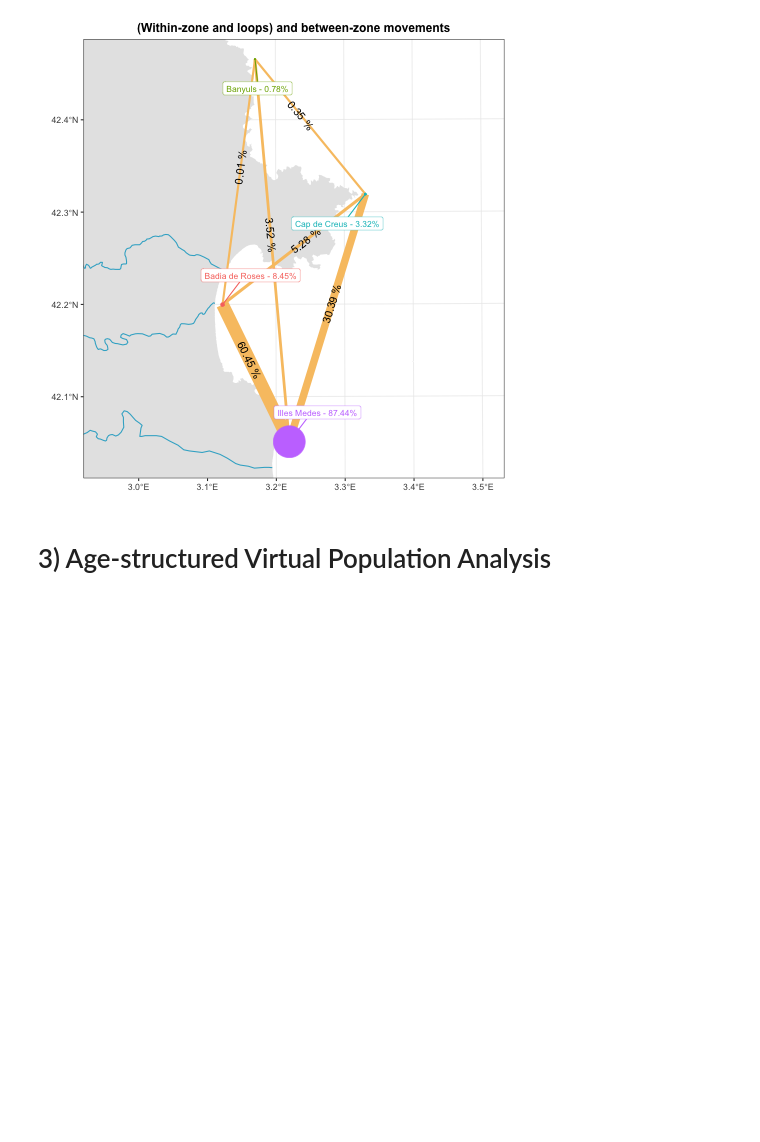
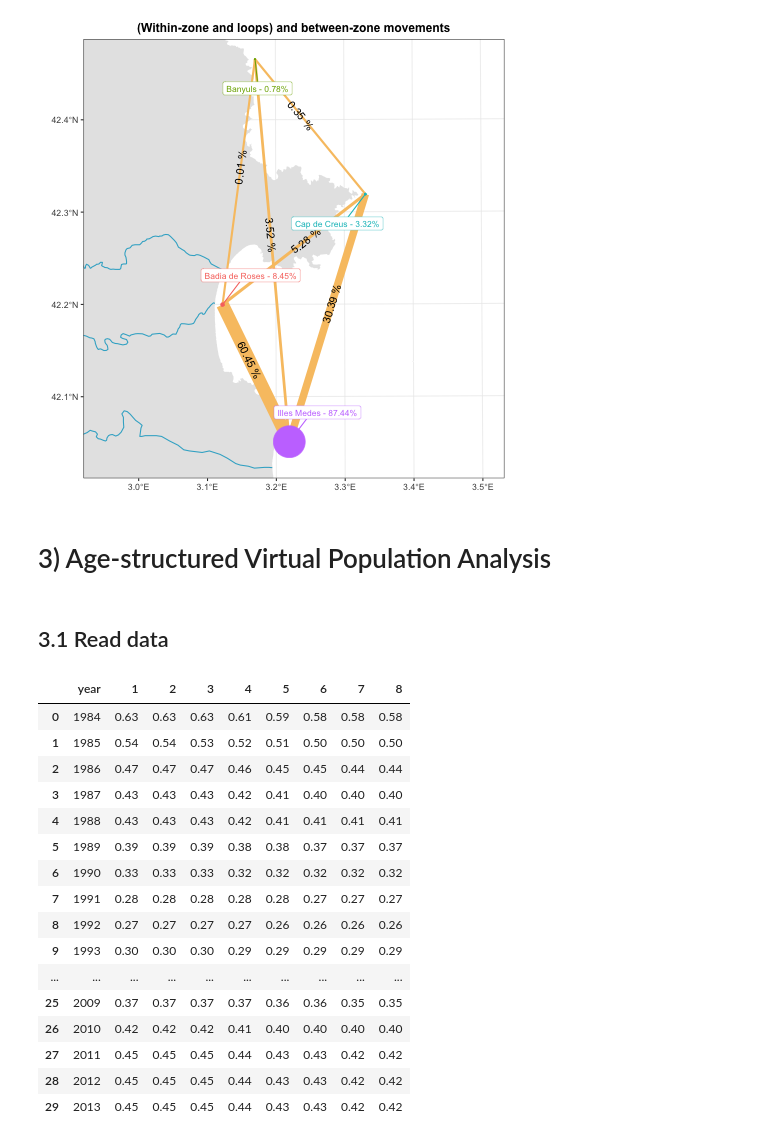
Before and after one commit to d2gex/fishery-analysis, a Jupyter notebook: src/python_R_qgis_samples.ipynb, the cells around one changed output. Cells and saved outputs as stored; diff of their text form; code cells hidden in the pictures; blank space fills up the shorter version.

Commit message:
Add data amd data-reading logic for vpa stock assessment

```diff
--- a/src/python_R_qgis_samples.ipynb
+++ b/src/python_R_qgis_samples.ipynb
@@ -1,6 +1,7 @@
 # %%
+import os
+import pandas as pd
 from pathlib import Path
-from os.path import join
 from google.cloud import bigquery
 from google.oauth2 import service_account
 
@@ -8,6 +9,8 @@ from google.oauth2 import service_account
 path = Path(__file__).resolve()
 ROOT_PATH = path.parents[2]
 ENV_PATH = ROOT_PATH / 'env'
+REPO_PATH = ROOT_PATH / 'fishery-analysis'
+DATA_PATH = REPO_PATH / 'src' / 'data'
 
 # Credential are stored away from the project folder
 CREDENTIALS_PATH = str(ENV_PATH / 'google_gfw_credentials.json')
@@ -448,3 +451,61 @@ zone_graph_plot
 [figure]
 # %% [markdown]
 # 3) Age-structured Virtual Population Analysis
+# %% [markdown]
+## 3.1 Read data
+# %%
+# Read catch, and mortality rates (1)
+# ---> read weight at age
+data_path =os.path.join(DATA_PATH, 'vpa', 'inputs', 'weight_age.csv')
+w = pd.read_csv(data_path)
+
+# ---> read weight at age SD25
+data_path =os.path.join(DATA_PATH, 'vpa', 'inputs', 'weight_age_25.csv')
+w25 = pd.read_csv(data_path)
+
+# ---> read weight at age
+data_path =os.path.join(DATA_PATH, 'vpa', 'inputs', 'maturity_rate.csv')
+mat = pd.read_csv(data_path)
+
+# ---> read fixed natural mortality matrix
+data_path =os.path.join(DATA_PATH, 'vpa', 'inputs', 'm_mortality_rate.csv')
+m = pd.read_csv(data_path)
+
+# ---> read variable natural mortality matrix
+data_path =os.path.join(DATA_PATH, 'vpa', 'inputs', 'vm_mortality_rate.csv')
+vm = pd.read_csv(data_path)
+
+# ---> read fishing mortality matrix
+data_path =os.path.join(DATA_PATH, 'vpa', 'inputs', 'f_mortality_rate.csv')
+f = pd.read_csv(data_path)
+
+# --> read catch matrix
+data_path =os.path.join(DATA_PATH, 'vpa', 'inputs', 'catch_rate.csv')
+c = pd.read_csv(data_path)
+
+# --> abundance matrix
+n = f.copy()
+n[n.columns[1:]] = 0
+
+# --> Year pandas series
+year_series = c.year
+# %%
+vm
+# %% [output]
+|  | year | 1 | 2 | 3 | 4 | 5 | 6 | 7 | 8 |
+| 0 | 1984 | 0.63 | 0.63 | 0.63 | 0.61 | 0.59 | 0.58 | 0.58 | 0.58 |
+| 1 | 1985 | 0.54 | 0.54 | 0.53 | 0.52 | 0.51 | 0.50 | 0.50 | 0.50 |
+| 2 | 1986 | 0.47 | 0.47 | 0.47 | 0.46 | 0.45 | 0.45 | 0.44 | 0.44 |
+| 3 | 1987 | 0.43 | 0.43 | 0.43 | 0.42 | 0.41 | 0.40 | 0.40 | 0.40 |
+| 4 | 1988 | 0.43 | 0.43 | 0.43 | 0.42 | 0.41 | 0.41 | 0.41 | 0.41 |
+| 5 | 1989 | 0.39 | 0.39 | 0.39 | 0.38 | 0.38 | 0.37 | 0.37 | 0.37 |
+| 6 | 1990 | 0.33 | 0.33 | 0.33 | 0.32 | 0.32 | 0.32 | 0.32 | 0.32 |
+| 7 | 1991 | 0.28 | 0.28 | 0.28 | 0.28 | 0.28 | 0.27 | 0.27 | 0.27 |
+| 8 | 1992 | 0.27 | 0.27 | 0.27 | 0.27 | 0.26 | 0.26 | 0.26 | 0.26 |
+| 9 | 1993 | 0.30 | 0.30 | 0.30 | 0.29 | 0.29 | 0.29 | 0.29 | 0.29 |
+| ... | ... | ... | ... | ... | ... | ... | ... | ... | ... |
+| 25 | 2009 | 0.37 | 0.37 | 0.37 | 0.37 | 0.36 | 0.36 | 0.35 | 0.35 |
+| 26 | 2010 | 0.42 | 0.42 | 0.42 | 0.41 | 0.40 | 0.40 | 0.40 | 0.40 |
+| 27 | 2011 | 0.45 | 0.45 | 0.45 | 0.44 | 0.43 | 0.43 | 0.42 | 0.42 |
+| 28 | 2012 | 0.45 | 0.45 | 0.45 | 0.44 | 0.43 | 0.43 | 0.42 | 0.42 |
+| 29 | 2013 | 0.45 | 0.45 | 0.45 | 0.44 | 0.43 | 0.43 | 0.42 | 0.42 |
```
Also changed, not shown: 10 other files.
